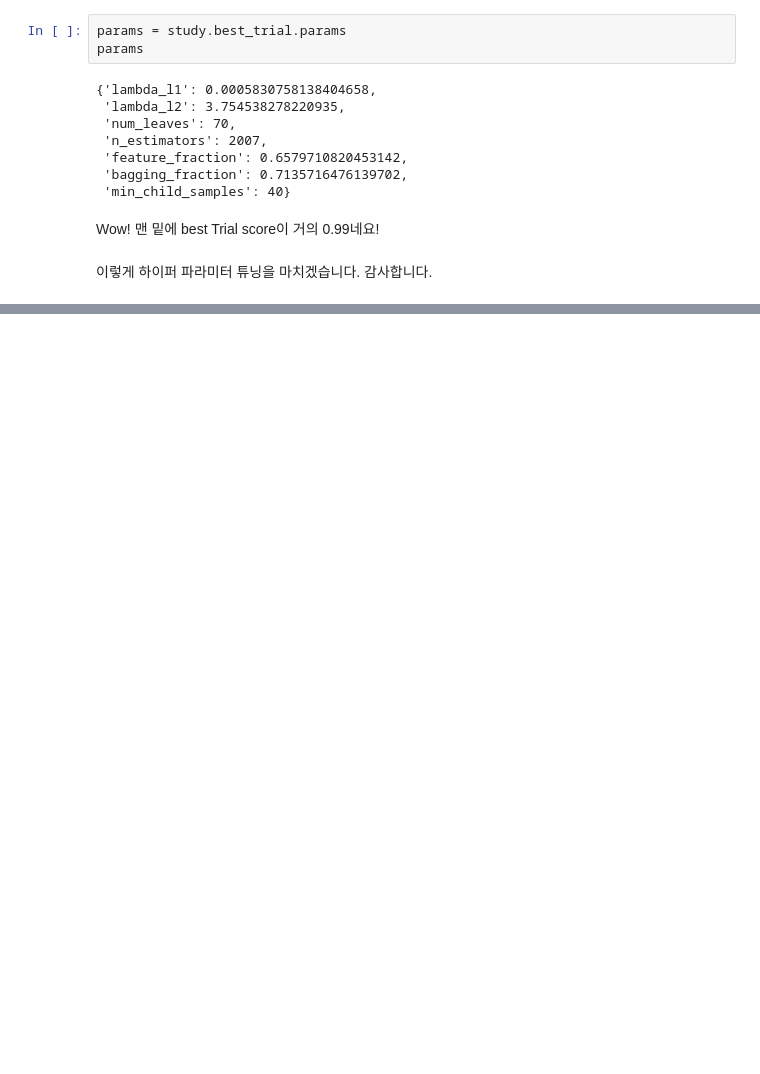
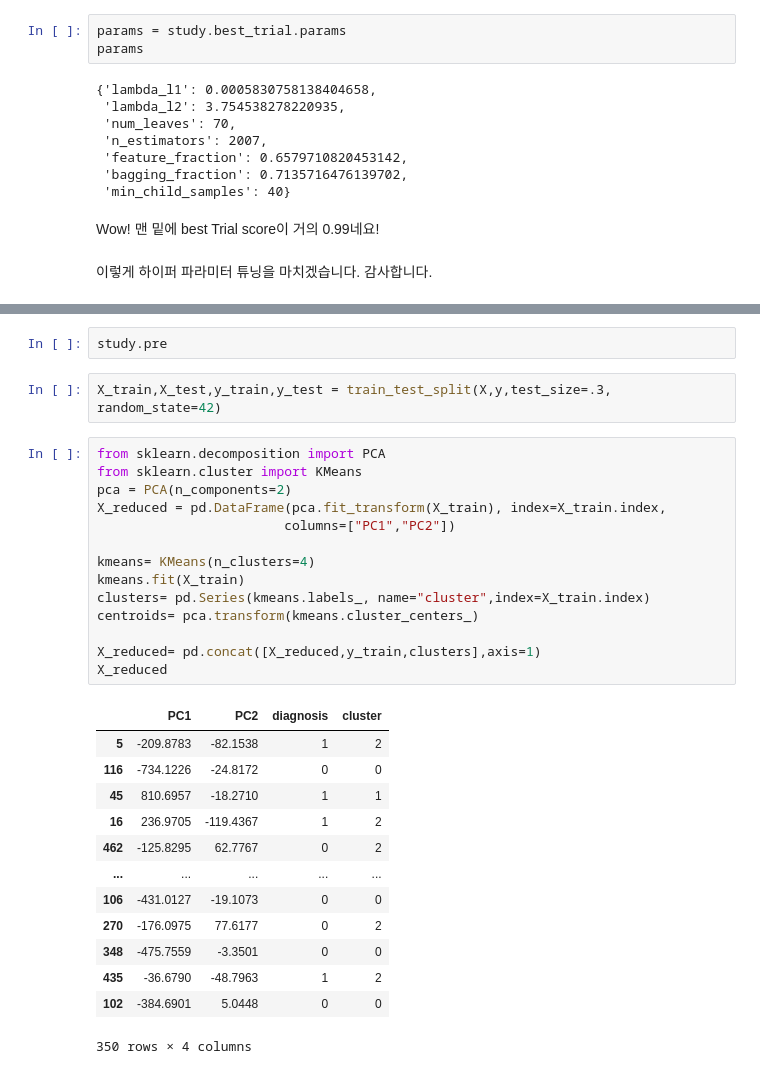
Before and after one commit to kissthedata/study, a Jupyter notebook: June/6.3/HyperParameter Tuning.ipynb, the cells around one changed output, grey strips where cells are left out. Saved outputs shown, nothing was run; the diff lists cells and outputs as text; blank space fills up the shorter version.

```diff
--- a/June/6.3/HyperParameter Tuning.ipynb
+++ b/June/6.3/HyperParameter Tuning.ipynb
@@ -339,0 +489,32 @@ Wow! 맨 밑에 best Trial score이 거의 0.99네요!
+# %%
+study.pre
+# %%
+X_train,X_test,y_train,y_test = train_test_split(X,y,test_size=.3, random_state=42)
+# %%
+from sklearn.decomposition import PCA
+from sklearn.cluster import KMeans
+pca = PCA(n_components=2)
+X_reduced = pd.DataFrame(pca.fit_transform(X_train), index=X_train.index,
+                        columns=["PC1","PC2"])
+
+kmeans= KMeans(n_clusters=4)
+kmeans.fit(X_train)
+clusters= pd.Series(kmeans.labels_, name="cluster",index=X_train.index)
+centroids= pca.transform(kmeans.cluster_centers_)
+
+X_reduced= pd.concat([X_reduced,y_train,clusters],axis=1)
+X_reduced
+# %% [output]
+|  | PC1 | PC2 | diagnosis | cluster |
+| 5 | -209.8783 | -82.1538 | 1 | 2 |
+| 116 | -734.1226 | -24.8172 | 0 | 0 |
+| 45 | 810.6957 | -18.2710 | 1 | 1 |
+| 16 | 236.9705 | -119.4367 | 1 | 2 |
+| 462 | -125.8295 | 62.7767 | 0 | 2 |
+| ... | ... | ... | ... | ... |
+| 106 | -431.0127 | -19.1073 | 0 | 0 |
+| 270 | -176.0975 | 77.6177 | 0 | 2 |
+| 348 | -475.7559 | -3.3501 | 0 | 0 |
+| 435 | -36.6790 | -48.7963 | 1 | 2 |
+| 102 | -384.6901 | 5.0448 | 0 | 0 |
+350 rows × 4 columns
```
Also changed, not shown: parts of 6 cells of this notebook, 3 other files.
